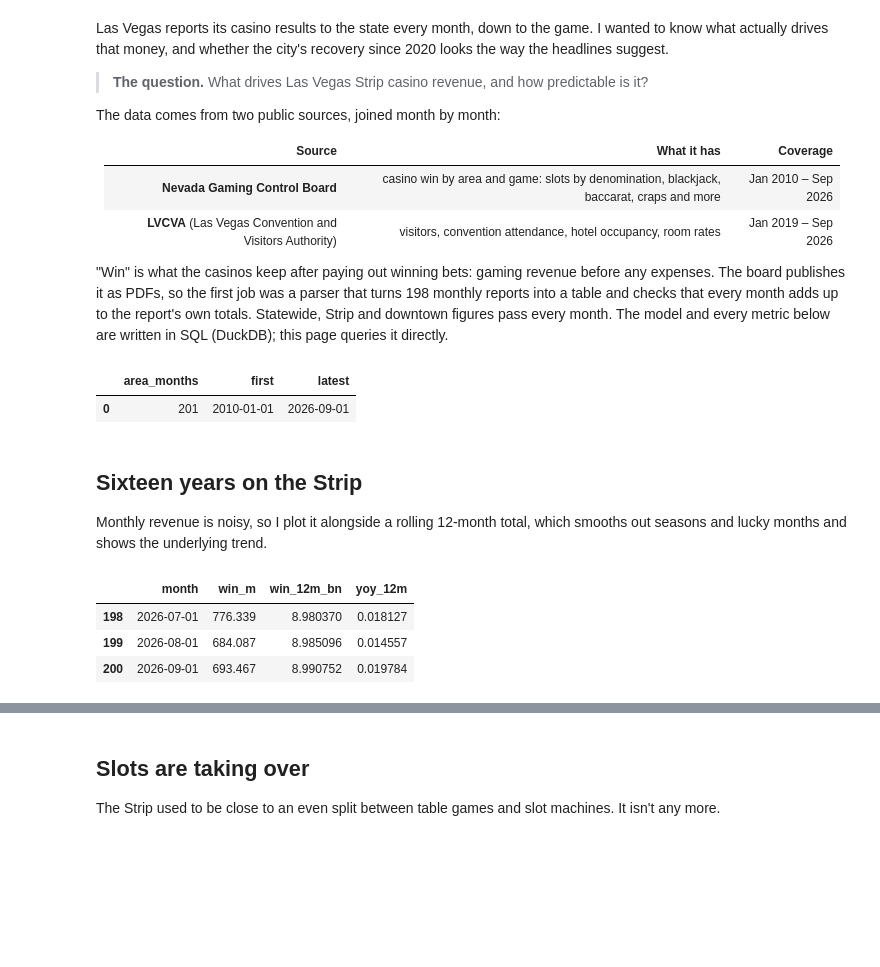
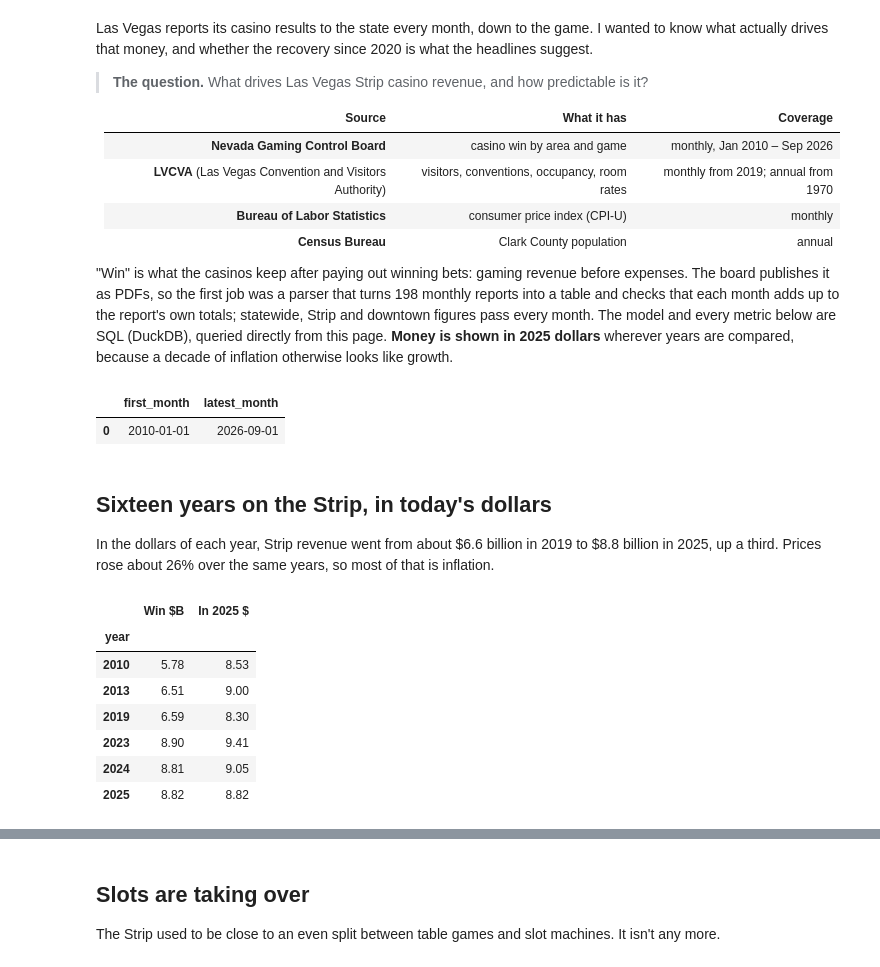
Before and after one commit to mckeeander/mckeeander.github.io, a Jupyter notebook: projects/vegas-gaming/notebooks/vegas_analysis.ipynb, the cells around one changed output, grey strips where cells are left out. Drawn from its saved outputs; the diff is of its cells as text; code cells hidden in the pictures; blank space fills up the shorter version.

```diff
--- a/projects/vegas-gaming/notebooks/vegas_analysis.ipynb
+++ b/projects/vegas-gaming/notebooks/vegas_analysis.ipynb
@@ -1,47 +1,53 @@
 # %% [markdown]
-Las Vegas reports its casino results to the state every month, down to the game. I wanted to know what actually drives that money, and whether the city's recovery since 2020 looks the way the headlines suggest.
+Las Vegas reports its casino results to the state every month, down to the game. I wanted to know what actually drives that money, and whether the recovery since 2020 is what the headlines suggest.
 
 > **The question.** What drives Las Vegas Strip casino revenue, and how predictable is it?
 
-The data comes from two public sources, joined month by month:
-
 | Source | What it has | Coverage |
 |---|---|---|
-| **Nevada Gaming Control Board** | casino win by area and game: slots by denomination, blackjack, baccarat, craps and more | Jan 2010 – Sep 2026 |
-| **LVCVA** (Las Vegas Convention and Visitors Authority) | visitors, convention attendance, hotel occupancy, room rates | Jan 2019 – Sep 2026 |
+| **Nevada Gaming Control Board** | casino win by area and game | monthly, Jan 2010 – Sep 2026 |
+| **LVCVA** (Las Vegas Convention and Visitors Authority) | visitors, conventions, occupancy, room rates | monthly from 2019; annual from 1970 |
+| **Bureau of Labor Statistics** | consumer price index (CPI-U) | monthly |
+| **Census Bureau** | Clark County population | annual |
 
-"Win" is what the casinos keep after paying out winning bets: gaming revenue before any expenses. The board publishes it as PDFs, so the first job was a parser that turns 198 monthly reports into a table and checks that every month adds up to the report's own totals. Statewide, Strip and downtown figures pass every month. The model and every metric below are written in SQL (DuckDB); this page queries it directly.
+"Win" is what the casinos keep after paying out winning bets: gaming revenue before expenses. The board publishes it as PDFs, so the first job was a parser that turns 198 monthly reports into a table and checks that each month adds up to the report's own totals; statewide, Strip and downtown figures pass every month. The model and every metric below are SQL (DuckDB), queried directly from this page. **Money is shown in 2025 dollars** wherever years are compared, because a decade of inflation otherwise looks like growth.
 # %%
 #| collapse
 import duckdb
 import numpy as np
 import pandas as pd
 import altair as alt
 
 con = duckdb.connect("../data/vegas.duckdb", read_only=True)
 q = lambda sql: con.sql(sql).df()          # run SQL, get a DataFrame
 
 COVID = pd.DataFrame({"start": [pd.Timestamp("2020-03-01")], "end": [pd.Timestamp("2021-06-01")]})
-BLUE, ORANGE, AQUA, MUTED = "#3987e5", "#d95926", "#199e70", "#747a87"
-
-q("SELECT count(*) AS area_months, min(month) AS first, max(month) AS latest FROM v_area_monthly WHERE area_key = 'strip'")
+BLUE, ORANGE, AQUA, YELLOW, MUTED = "#3987e5", "#d95926", "#199e70", "#c98500", "#747a87"
+q("SELECT min(month) AS first_month, max(month) AS latest_month FROM v_area_monthly WHERE area_key = 'strip'")
 # %% [output]
-|  | area_months | first | latest |
-| 0 | 201 | 2010-01-01 | 2026-09-01 |
+|  | first_month | latest_month |
+| 0 | 2010-01-01 | 2026-09-01 |
-# %% [markdown]
-## Sixteen years on the Strip
-
-Monthly revenue is noisy, so I plot it alongside a rolling 12-month total, which smooths out seasons and lucky months and shows the underlying trend.
-# %%
-strip = q('''
-    SELECT month, total_win / 1e6 AS win_m, win_12m / 1e9 AS win_12m_bn, yoy_12m
-    FROM v_area_monthly WHERE area_key = 'strip' ORDER BY month
-''')
-strip.tail(3)
-# %% [output]
-|  | month | win_m | win_12m_bn | yoy_12m |
-| 198 | 2026-07-01 | 776.339 | 8.980370 | 0.018127 |
-| 199 | 2026-08-01 | 684.087 | 8.985096 | 0.014557 |
-| 200 | 2026-09-01 | 693.467 | 8.990752 | 0.019784 |
+# %% [markdown]
+## Sixteen years on the Strip, in today's dollars
+
+In the dollars of each year, Strip revenue went from about \$6.6 billion in 2019 to \$8.8 billion in 2025, up a third. Prices rose about 26% over the same years, so most of that is inflation.
+# %%
+annual = q('''
+    SELECT year, round(win / 1e9, 2) AS "Win $B",
+           round(real_win / 1e9, 2) AS "In 2025 $"
+    FROM v_area_annual
+    WHERE area_key = 'strip' AND months_reported = 12 AND year IN (2010, 2013, 2019, 2023, 2024, 2025)
+    ORDER BY year
+''').set_index("year")
+annual
+# %% [output]
+|  | Win $B | In 2025 $ |
+| year |  |  |
+| 2010 | 5.78 | 8.53 |
+| 2013 | 6.51 | 9.00 |
+| 2019 | 6.59 | 8.30 |
+| 2023 | 8.90 | 9.41 |
+| 2024 | 8.81 | 9.05 |
+| 2025 | 8.82 | 8.82 |
 # %%
 #| hide
```
Also changed, not shown: parts of 40 cells of this notebook, 18 other files.
